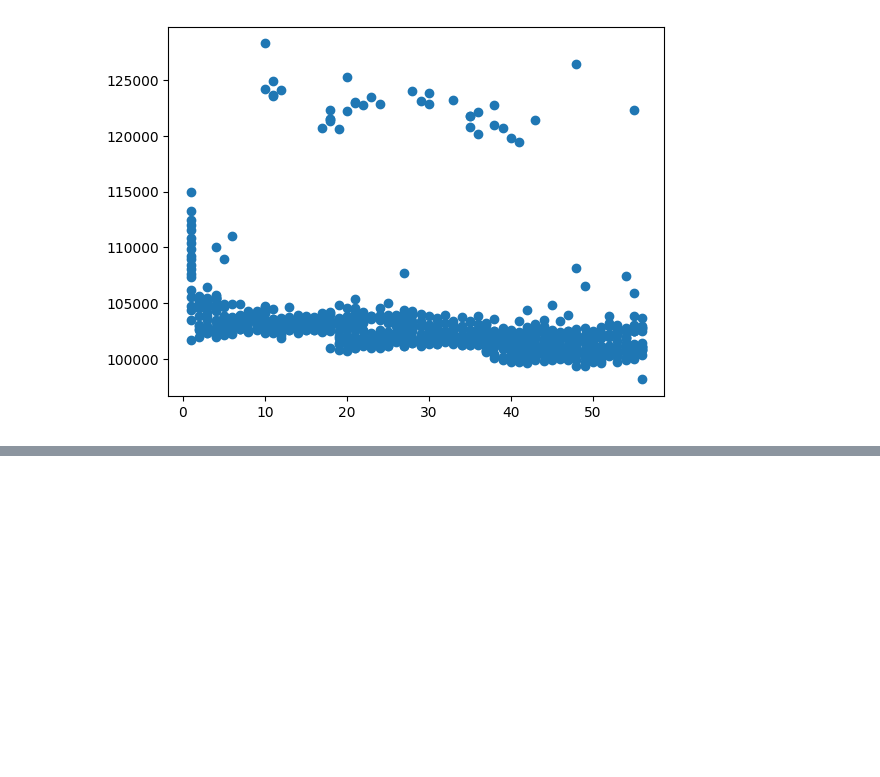
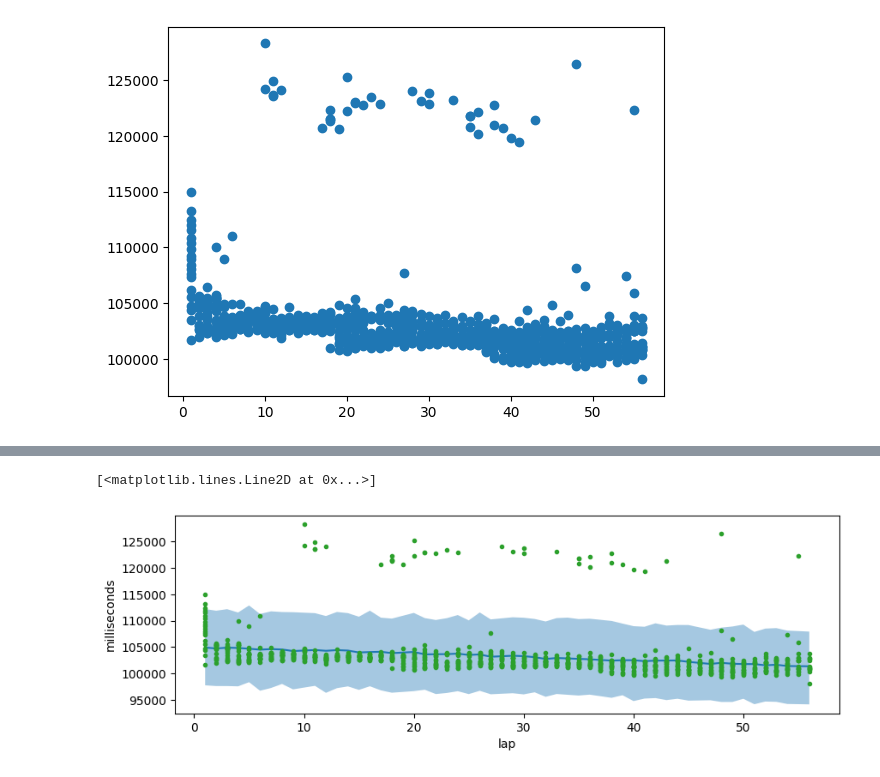
Before and after one commit to blortle-dev/data-science-lasa, a Jupyter notebook: Unit 7/ColiDicaU7Proj.ipynb, the cells around one changed output, grey strips where cells are left out. Cells and saved outputs as stored; diff of their text form; code cells hidden in the pictures; blank space fills up the shorter version.

Commit message:
model

```diff
--- a/Unit 7/ColiDicaU7Proj.ipynb
+++ b/Unit 7/ColiDicaU7Proj.ipynb
@@ -99,0 +141,3 @@ ax.plot(data["lap"].values[idx], np.exp(f.values[idx].mean(1)), color="C0", lw=2
+# %%
+model_hsb = bmb.Model("milliseconds ~ 0 + hsgp(lap, m=10, c=1.5)", data, family="negativebinomial")
+idata_hsb = model_hsb.fit()
@@ -99,0 +166,8 @@ ax.plot(data["lap"].values[idx], np.exp(f.values[idx].mean(1)), color="C0", lw=2
+# %%
+_, ax = bmb.interpret.plot_predictions(model_hsb, idata_hsb, ["lap"],
+                                       pps = True,
+                                       fig_kwargs={"figsize": (10, 3)})
+ax[0].plot(data["lap"].values, data["milliseconds"].values, "C2.")
+# %% [output]
+[<matplotlib.lines.Line2D at 0x...>]
+[figure, added]
```
Also changed, not shown: parts of 4 cells of this notebook.
